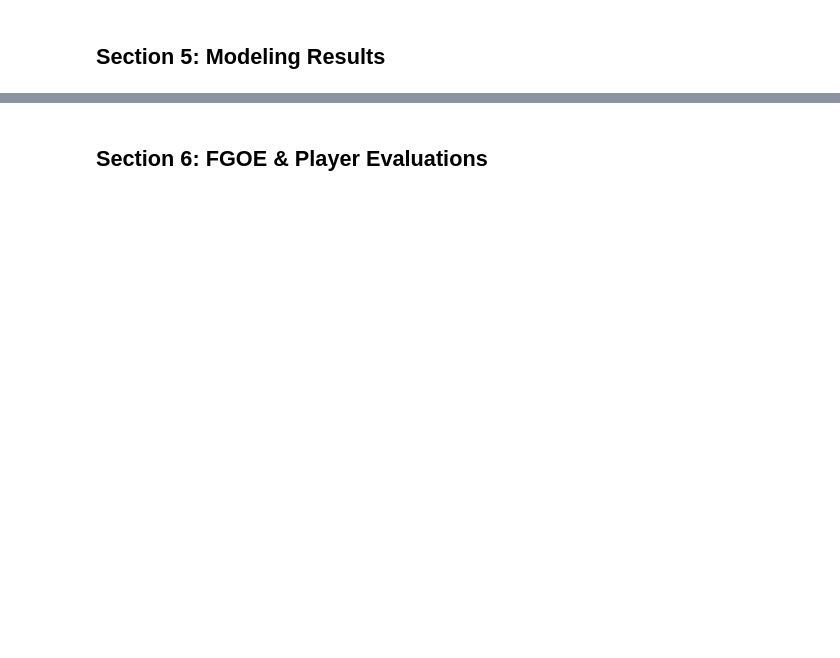
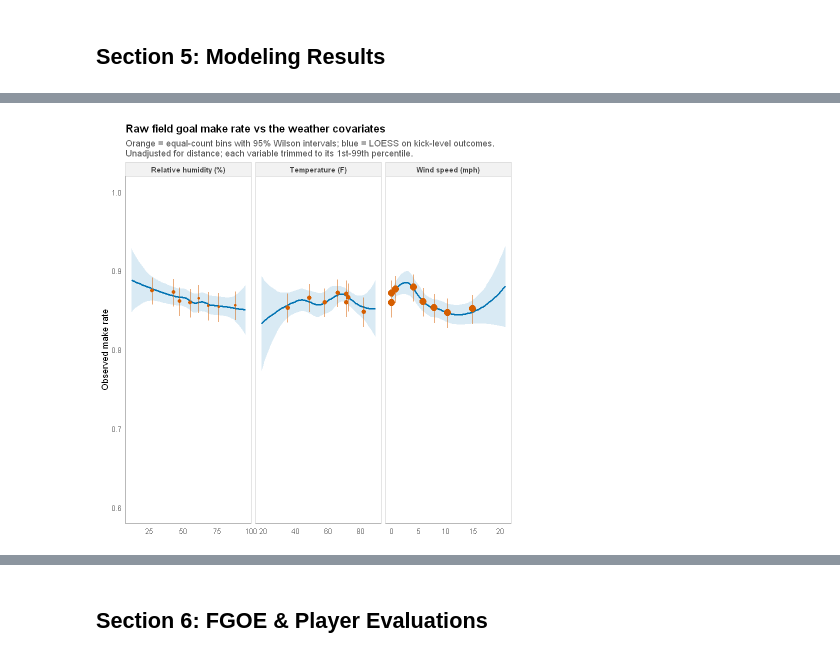
Before and after one commit to eker3777/NFL-Field-Goal-Kicker-Model, a Jupyter notebook: notebooks/05_visuals.ipynb, the cells around one changed output, grey strips where cells are left out. Cells and saved outputs as stored; diff of their text form; code cells hidden in the pictures; blank space fills up the shorter version.

```diff
--- a/notebooks/05_visuals.ipynb
+++ b/notebooks/05_visuals.ipynb
@@ -364,0 +476,82 @@ Saved: g:/Other computers/Desktop/My Files/Sports Analytics Projects/Football/Ki
+# %%
+# --- Raw make rate vs the weather variables (reviewer: "What is the
+# relationship between the weather variables and probability of success?") ---
+# Shown on the RAW (unstandardized) scales, from the data rather than from the
+# model, so the assumed non-linearity is demonstrated instead of asserted.
+# Points are equal-count bins with 95% Wilson intervals; the curve is a LOESS
+# fit on the underlying kick-level 0/1 outcomes.
+
+# The weather fields contain a few implausible parsed values (a 71 mph wind in
+# 2016 against a 99th percentile of 21 mph). Left in, a LOESS is dragged around
+# by three observations and the panel implies make rate RISES in extreme wind.
+# Each variable is therefore trimmed to its 1st-99th percentile for display; the
+# trimmed points are reported in the caption rather than silently dropped.
+weather_panel_df <- preds_is %>%
+  dplyr::filter(!is.na(kick_made)) %>%
+  dplyr::select(kick_made, kick_distance, wind, temp, humidity) %>%
+  tidyr::pivot_longer(c(wind, temp, humidity),
+                      names_to = 'var', values_to = 'value') %>%
+  dplyr::filter(!is.na(value)) %>%
+  dplyr::group_by(var) %>%
+  dplyr::mutate(.lo = quantile(value, 0.01, na.rm = TRUE),
+                .hi = quantile(value, 0.99, na.rm = TRUE)) %>%
+  dplyr::ungroup()
+
+n_trimmed <- sum(weather_panel_df$value < weather_panel_df$.lo |
+                 weather_panel_df$value > weather_panel_df$.hi)
+message('Weather panel: trimmed ', n_trimmed, ' of ', nrow(weather_panel_df),
+        ' variable-observations outside the 1st-99th percentile.')
+
+weather_panel_df <- weather_panel_df %>%
+  dplyr::filter(value >= .lo, value <= .hi) %>%
+  dplyr::select(-.lo, -.hi) %>%
+  dplyr::mutate(var = dplyr::recode(var,
+    wind = 'Wind speed (mph)', temp = 'Temperature (F)', humidity = 'Relative humidity (%)'))
+
+weather_bins <- weather_panel_df %>%
+  dplyr::group_by(var) %>%
+  # ntile() rather than cut_number(): temperature and humidity carry heavy ties
+  # from the indoor/imputed values, and quantile-based cutting cannot form
+  # distinct breaks when a single value spans more than one bin boundary.
+  dplyr::mutate(bin = dplyr::ntile(value, 8)) %>%
+  dplyr::group_by(var, bin) %>%
+  dplyr::summarise(x = mean(value), obs = mean(kick_made),
+                   k = sum(kick_made), n = dplyr::n(), .groups = 'drop') %>%
+  dplyr::bind_cols(wilson_ci(.$k, .$n))
+
+p_weather <- ggplot(weather_panel_df, aes(value, kick_made)) +
+  geom_smooth(method = 'loess', formula = y ~ x, se = TRUE,
+              colour = '#0072B2', fill = '#0072B2', alpha = 0.15, linewidth = 0.9) +
+  geom_errorbar(data = weather_bins, aes(x = x, y = obs, ymin = lo, ymax = hi),
+                width = 0, colour = '#D55E00', linewidth = 0.5, inherit.aes = FALSE) +
+  geom_point(data = weather_bins, aes(x = x, y = obs, size = n),
+             colour = '#D55E00', inherit.aes = FALSE) +
+  scale_size_continuous(range = c(1.2, 3.6), guide = 'none') +
+  facet_wrap(~ var, scales = 'free_x', nrow = 1) +
+  coord_cartesian(ylim = c(0.6, 1)) +
+  labs(title = 'Raw field goal make rate vs the weather covariates',
+       subtitle = 'Orange = equal-count bins with 95% Wilson intervals; blue = LOESS on kick-level outcomes.\nUnadjusted for distance; each variable trimmed to its 1st-99th percentile.',
+       x = NULL, y = 'Observed make rate') +
+  theme_paper()
+
+print(p_weather)
+save_fig(p_weather, 'weather_make_rate_raw.png', w = 11, h = 4.2)
+
+# Distance is the dominant confounder here -- longer kicks are also windier on
+# average -- so the same relationships are shown again within a fixed distance
+# band, where the weather signal is not contaminated by distance mix.
+p_weather_band <- weather_panel_df %>%
+  dplyr::filter(kick_distance >= 40, kick_distance < 55) %>%
+  ggplot(aes(value, kick_made)) +
+  geom_smooth(method = 'loess', formula = y ~ x, se = TRUE,
+              colour = '#009E73', fill = '#009E73', alpha = 0.15, linewidth = 0.9) +
+  facet_wrap(~ var, scales = 'free_x', nrow = 1) +
+  coord_cartesian(ylim = c(0.5, 1)) +
+  labs(title = 'Make rate vs weather, holding distance roughly fixed (40-54 yard attempts)',
+       subtitle = 'Removes the distance mix that confounds the unconditional panel above.',
+       x = NULL, y = 'Observed make rate') +
+  theme_paper()
+
+print(p_weather_band)
+save_fig(p_weather_band, 'weather_make_rate_40_54.png', w = 11, h = 4.2)
+# %% [output]
@@ -364,0 +561 @@ Saved: g:/Other computers/Desktop/My Files/Sports Analytics Projects/Football/Ki
+[figure, added]
```
Also changed, not shown: parts of 40 cells of this notebook, 2 other files.
